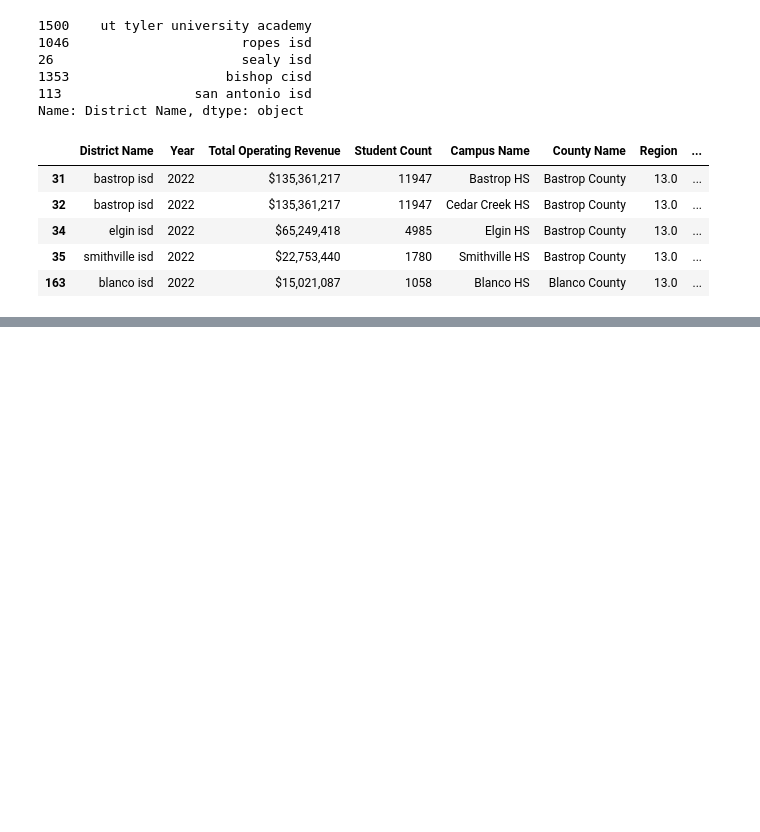
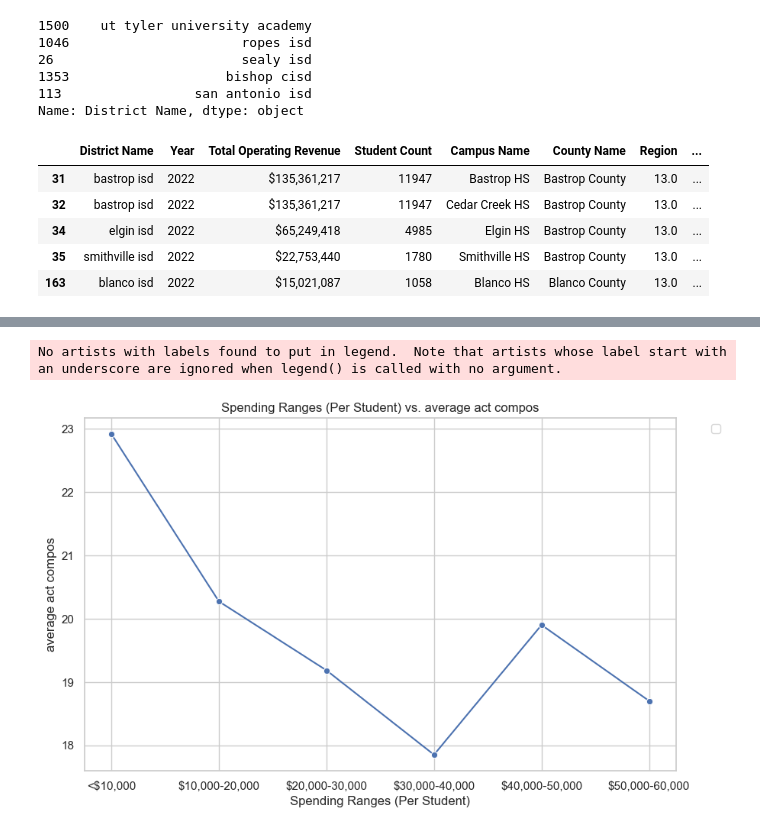
Before and after one commit to Amarilli/TexasISDs, a Jupyter notebook: project_notebook/13_12_updated.ipynb, the cells around one changed output, grey strips where cells are left out. Drawn from its saved outputs; the diff is of its cells as text; code cells hidden in the pictures; blank space fills up the shorter version.

```diff
--- a/project_notebook/13_12_updated.ipynb
+++ b/project_notebook/13_12_updated.ipynb
@@ -521,0 +697,17 @@ score_finance_complete.sort_values("Student Count", ascending= False).reset_inde
+# %%
+plt.figure(figsize=(10, 6))
+sns.lineplot(x='Spending Ranges (Per Student)', y='average act compos', data=spending_summary, palette='viridis', marker='o')
+
+# Set plot labels and title
+plt.xlabel('Spending Ranges (Per Student)')
+plt.ylabel('average act compos')
+plt.title('Spending Ranges (Per Student) vs. average act compos')
+
+# Display the legend
+plt.legend(bbox_to_anchor=(1.05, 1), loc='upper left')
+
+# Show the plot
+plt.show()
+# %% [output]
+No artists with labels found to put in legend.  Note that artists whose label start with an underscore are ignored when legend() is called with no argument.
+[figure, added]
```
Also changed, not shown: parts of 14 cells of this notebook.
